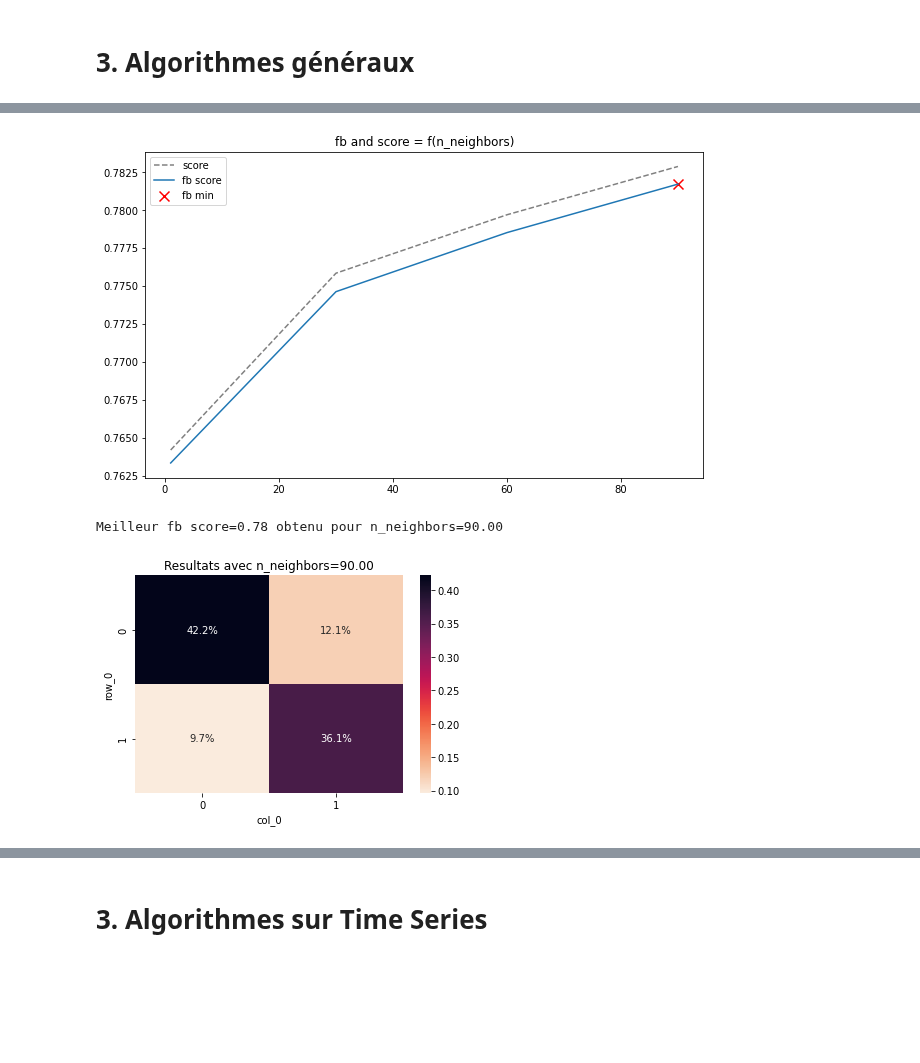
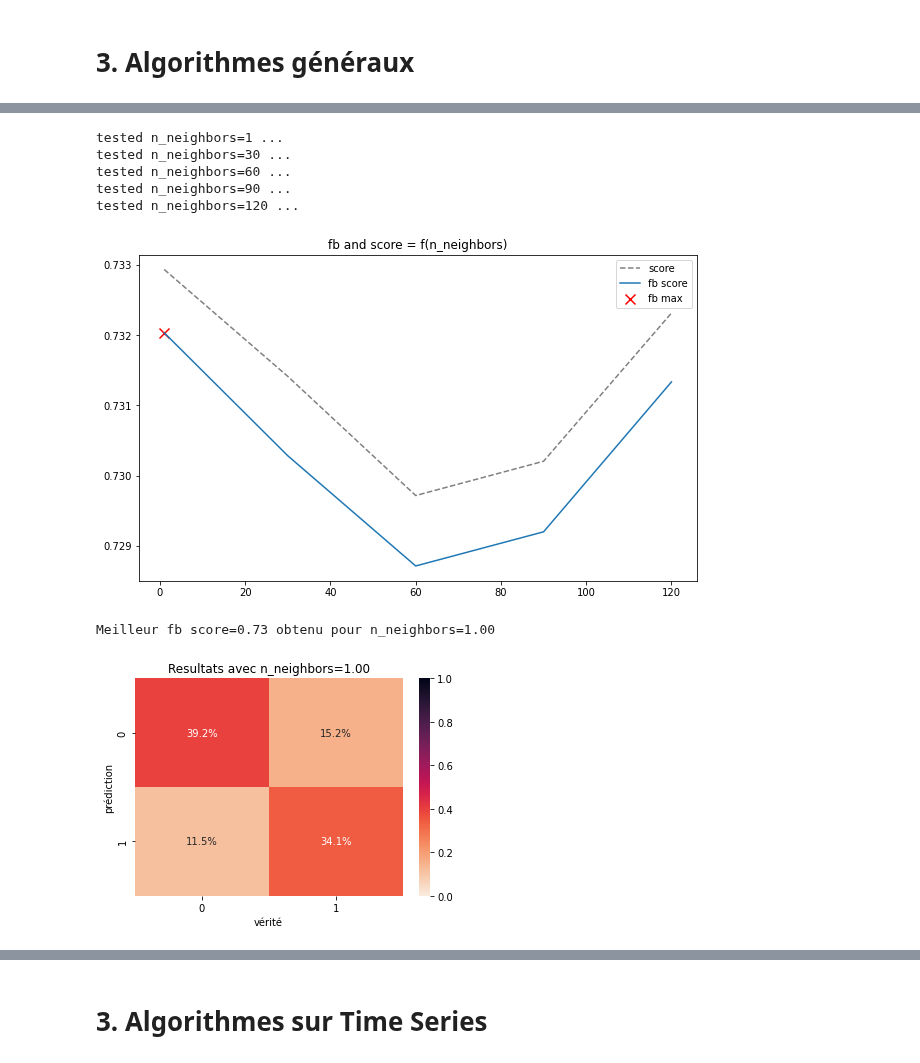
Before and after one commit to hugo-mi/Activity_Detection_From_Electrical_Consumption_Load_Curves, a Jupyter notebook: Exploratory Data Analysis/classification_house1.ipynb, the cells around one changed output, grey strips where cells are left out. Cells and saved outputs as stored; diff of their text form; code cells hidden in the pictures; blank space fills up the shorter version.

```diff
--- a/Exploratory Data Analysis/classification_house1.ipynb
+++ b/Exploratory Data Analysis/classification_house1.ipynb
@@ -60,28 +98,35 @@ def split_train_test_indexes(data, percentage=0.3):
     return train_indexes, test_indexes
 # %%
 # on tire les test / train
-features_col = ['mains_scaled', 'hour_scaled', 'std_5min_scaled', 'mean_5min_scaled']
+best_window = '2h'
+features_col = ['mains_scaled', 'hour_scaled'] + [func+best_window+'_scaled' for func in ['std_', 'mean_', 'maxmin_']]
 train_indexes, test_indexes = split_train_test_indexes(house1_power_blk2, 0.3)
 # %%
+scaler = MinMaxScaler()
+
 # mains_scaled
-minmax = MinMaxScaler().fit(house1_power_blk2.loc[train_indexes, 'mains'].values.reshape(-1,1))
-house1_power_blk2['mains_scaled'] = minmax.transform(house1_power_blk2['mains'].values.reshape(-1,1))
+scaler = scaler.fit(house1_power_blk2.loc[train_indexes, 'mains'].values.reshape(-1,1))
+house1_power_blk2['mains_scaled'] = scaler.transform(house1_power_blk2['mains'].values.reshape(-1,1))
 
 # # diff_scaled
-# minmax = MinMaxScaler().fit(house1_power_blk2.loc[train_indexes, 'mains'].diff(1).values.reshape(-1,1))
+# minmax = scaler.fit(house1_power_blk2.loc[train_indexes, 'mains'].diff(1).values.reshape(-1,1))
 # house1_power_blk2['diff_scaled' ] = minmax.transform(house1_power_blk2['mains'].diff(1).values.reshape(-1,1))
 
-# mean_5min_scaled
-minmax = MinMaxScaler().fit(house1_power_blk2.loc[train_indexes, 'mains'].rolling('5min').mean().values.reshape(-1,1))
-house1_power_blk2['mean_5min_scaled'] = minmax.transform(house1_power_blk2['mains'].rolling('5min').mean().values.reshape(-1,1))
+# mean_scaled
+scaler = scaler.fit(house1_power_blk2.loc[train_indexes, 'mains'].rolling(best_window).mean().values.reshape(-1,1))
+house1_power_blk2['mean_'+best_window+'_scaled'] = scaler.transform(house1_power_blk2['mains'].rolling(best_window).mean().values.reshape(-1,1))
 
-# std_5min_scaled
-minmax = MinMaxScaler().fit(house1_power_blk2.loc[train_indexes, 'mains'].rolling('5min').std().values.reshape(-1,1))
-house1_power_blk2['std_5min_scaled'] = minmax.transform(house1_power_blk2['mains'].rolling('5min').std().values.reshape(-1,1))
+# std_scaled
+scaler = scaler.fit(house1_power_blk2.loc[train_indexes, 'mains'].rolling(best_window).std().values.reshape(-1,1))
+house1_power_blk2['std_'+best_window+'_scaled'] = scaler.transform(house1_power_blk2['mains'].rolling(best_window).std().values.reshape(-1,1))
+
+# maxmin_scaled
+scaler = scaler.fit(house1_power_blk2.loc[train_indexes, 'mains'].rolling(best_window).std().values.reshape(-1,1))
+house1_power_blk2['maxmin_'+best_window+'_scaled'] = scaler.transform(house1_power_blk2['mains'].rolling(best_window).max().values.reshape(-1,1) - house1_power_blk2['mains'].rolling(best_window).min().values.reshape(-1,1))
 
 # hour_scaled
-minmax = MinMaxScaler().fit(house1_power_blk2.loc[train_indexes, 'hour'].values.reshape(-1,1))
-house1_power_blk2['hour_scaled'] = minmax.transform(house1_power_blk2['hour'].values.reshape(-1,1))
+scaler = scaler.fit(house1_power_blk2.loc[train_indexes, 'hour'].values.reshape(-1,1))
+house1_power_blk2['hour_scaled'] = scaler.transform(house1_power_blk2['hour'].values.reshape(-1,1))
 
 house1_power_blk2 = house1_power_blk2.fillna(method='bfill')
 # %%
@@ -103,6 +148,8 @@ def plot_scores_param(X_train, X_test, y_train, y_test, estimator, param_name, p
 
         f2_score.append((fbeta_score(y_test, y_pred, average='macro', beta=0.5)))
         score.append(accuracy_score(y_test, y_pred))
+
+        print(f"tested {param_name}={p} ...")
 
     best_param = np.argmax(f2_score)
 
@@ -120,7 +167,9 @@ def plot_scores_param(X_train, X_test, y_train, y_test, estimator, param_name, p
     classifier.fit(X_train, y_train)
     y_pred = classifier.predict(X_test)
 
-    sns.heatmap(pd.crosstab(y_test, y_pred, normalize=True), annot=True, fmt='.1%', cmap=sns.cm.rocket_r);
+    sns.heatmap(pd.crosstab(y_test, y_pred, normalize=True), annot=True, fmt='.1%', vmin=0, vmax=1, cmap=sns.cm.rocket_r);
+    plt.xlabel('vérité');
+    plt.ylabel('prédiction');
     plt.title('Resultats avec {}={:.2f}'.format(param_name, param_range[best_param]));
     plt.show();
 
@@ -140,12 +191,17 @@ print(accuracy_score(y_test, y_pred))
 # %%
 from sklearn.neighbors import KNeighborsClassifier
 
-k_range = [1, 30, 60, 90]
+k_range = [1, 30, 60, 90, 120]
 plot_scores_param(X_train, X_test, y_train, y_test, KNeighborsClassifier, 'n_neighbors', k_range);
 # %% [output]
+tested n_neighbors=1 ...
+tested n_neighbors=30 ...
+tested n_neighbors=60 ...
+tested n_neighbors=90 ...
+tested n_neighbors=120 ...
-[figure, old version]
+[figure, new version]
-Meilleur fb score=0.78 obtenu pour n_neighbors=90.00
+Meilleur fb score=0.73 obtenu pour n_neighbors=1.00
-[figure, old version]
+[figure, new version]
 # %%
 from sklearn.ensemble import RandomForestClassifier
 
```
Also changed, not shown: parts of 11 cells of this notebook, 3 other files.
